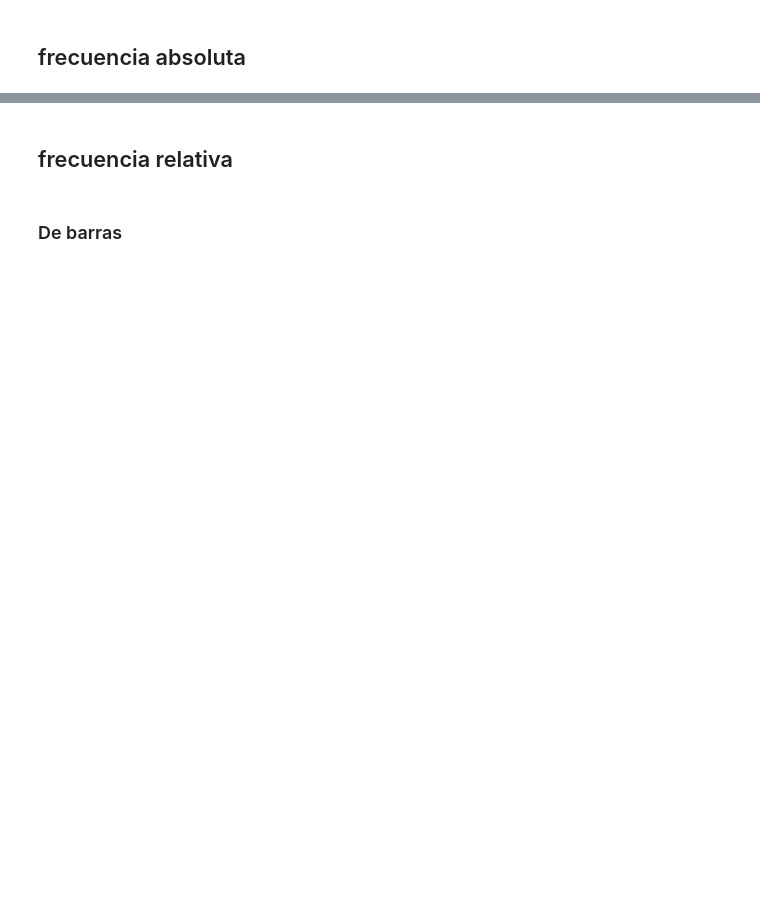
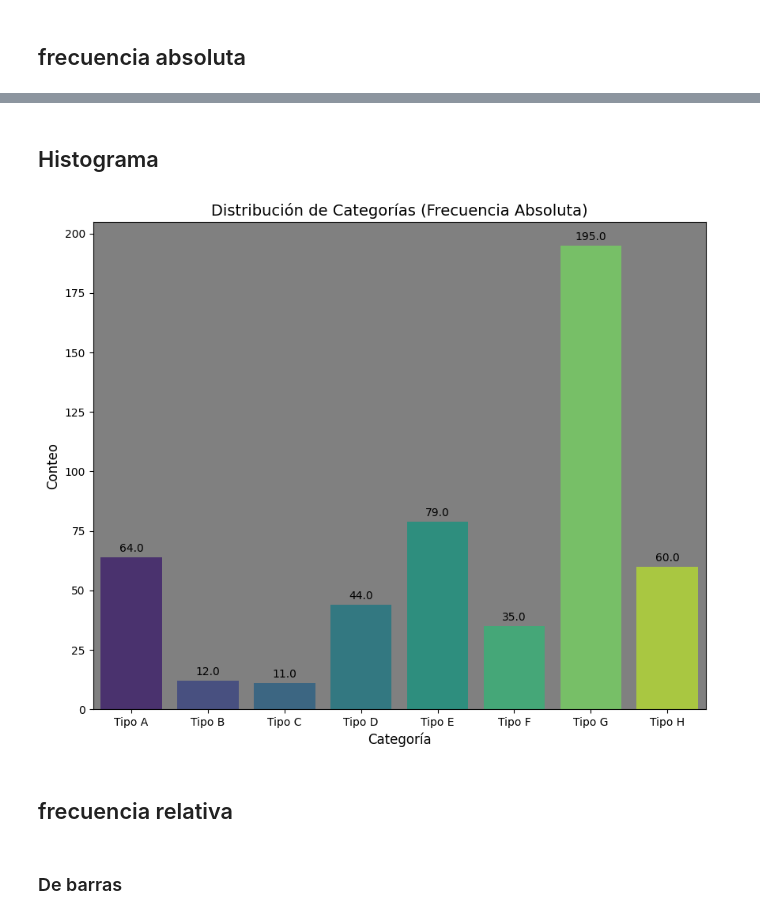
Before and after one commit to D1egoXD/Tablas_Frecuencias, a Jupyter notebook: Daniel_datos_cualitativos.ipynb, the cells around one changed output, grey strips where cells are left out. Cells and saved outputs as stored; diff of their text form; code cells hidden in the pictures; blank space fills up the shorter version.

Commit message:
Se actualizo el contenido de los datos cualitativos

```diff
--- a/Daniel_datos_cualitativos.ipynb
+++ b/Daniel_datos_cualitativos.ipynb
@@ -69,3 +75,47 @@ Tabla de Frecuencias Completa:
+# %% [markdown]
+## Histograma
+# %%
+import numpy as np
+import pandas as pd
+import matplotlib.pyplot as plt
+import seaborn as sns
+
+np.random.seed(123)  # Semilla para reproducibilidad
+n = 500  # Total de datos
+
+# Categorías y frecuencias objetivo
+categorias = ['Tipo A', 'Tipo B', 'Tipo C', 'Tipo D', 'Tipo E', "Tipo F", "Tipo G", "Tipo H"]
+frec_abs_objetivo = np.array([64, 12, 11, 44, 79, 35, 195, 60])  # Valores exactos
+
+# Generar y mezclar datos
+datos = np.repeat(categorias, frec_abs_objetivo)
+np.random.shuffle(datos)
+
+# Crear DataFrame
+df = pd.DataFrame(datos, columns=['Categoría'])
+
+# --- Gráfico de Barras (Frecuencia Absoluta) ---
+plt.figure(figsize=(10, 8))
+ax = sns.countplot(data=df, x='Categoría', order=categorias, palette='viridis')
+
+# Personalización
+plt.title('Distribución de Categorías (Frecuencia Absoluta)', fontsize=14)
+plt.xlabel('Categoría', fontsize=12)
+plt.ylabel('Conteo', fontsize=12)
+plt.gca().set_facecolor('gray')
+
+# Añadir etiquetas con los valores exactos
+for p in ax.patches:
+    ax.annotate(f'{p.get_height()}',
+                (p.get_x() + p.get_width() / 2., p.get_height()),
+                ha='center', va='center',
+                xytext=(0, 8),
+                textcoords='offset points',
+                fontsize=10)
+
+plt.show()
+# %% [output]
+[figure, added]
 # %% [markdown]
 ## frecuencia relativa
 # %% [markdown]
```
Also changed, not shown: parts of 11 cells of this notebook.
